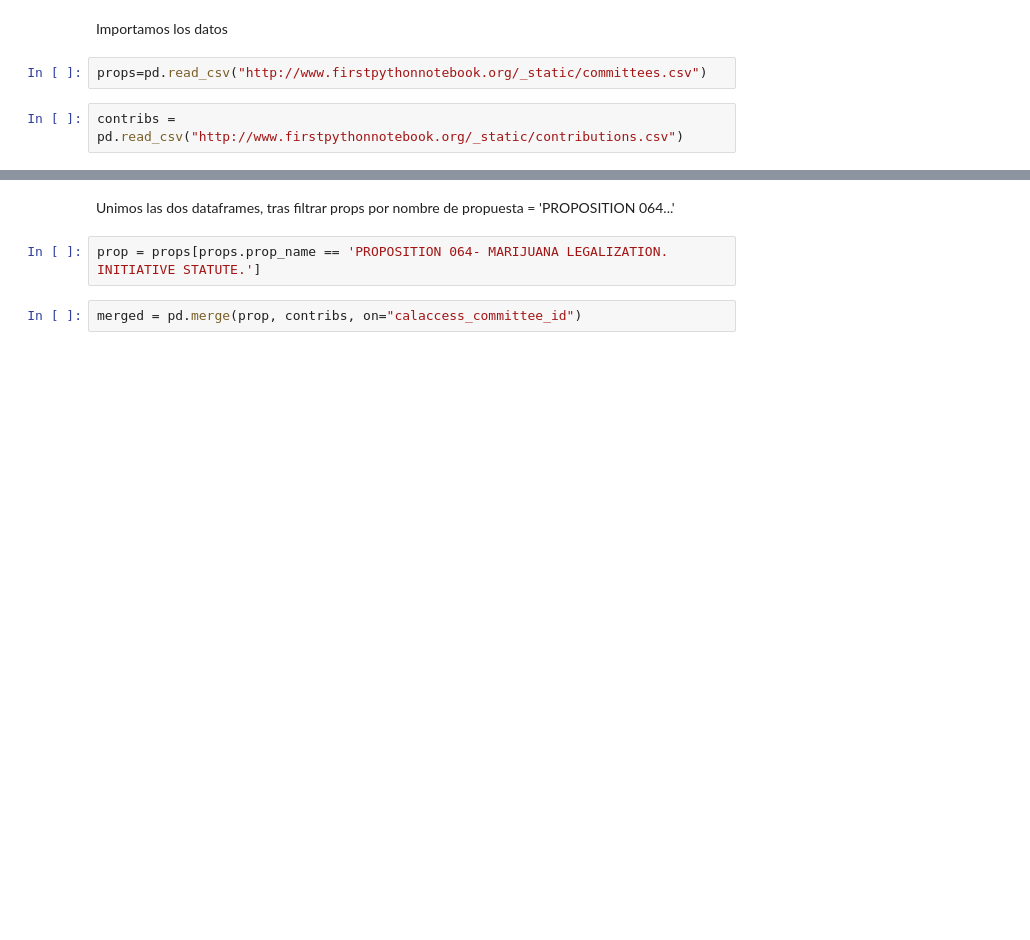
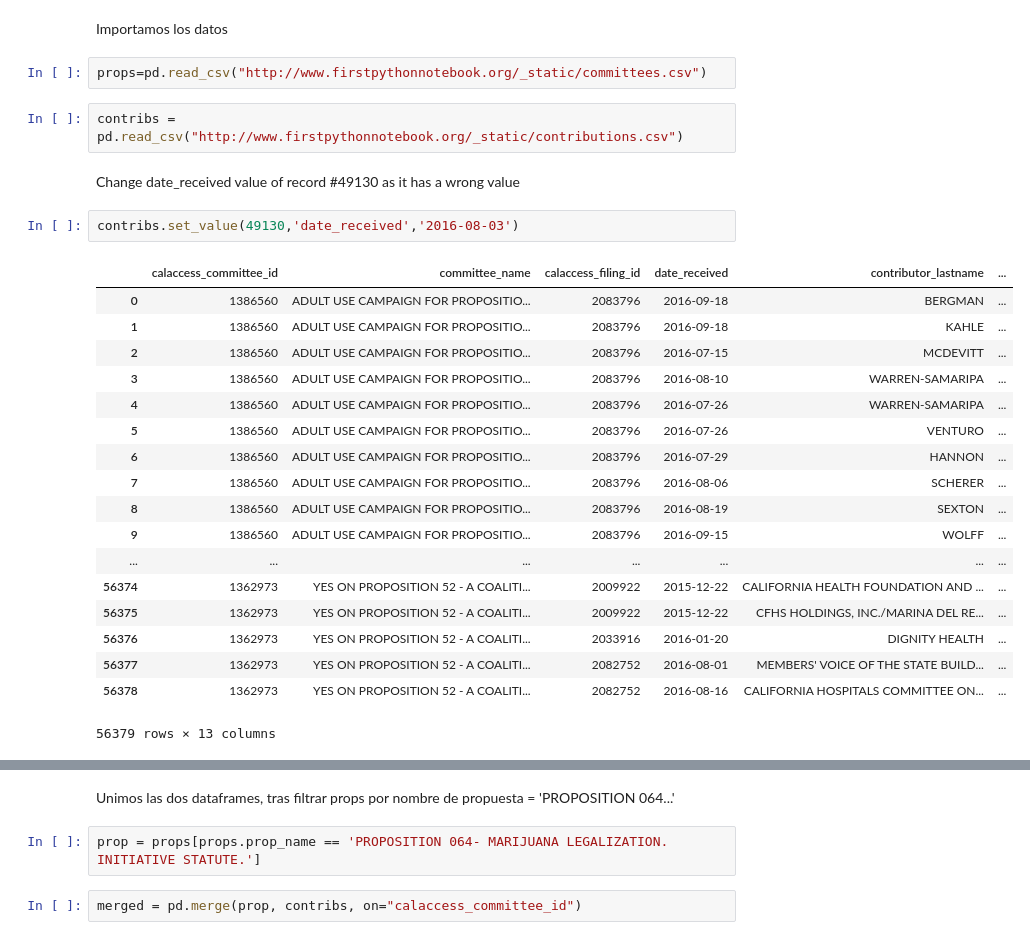
Before and after one commit to mharias/first-python-notebook, a Jupyter notebook: Code.ipynb, the cells around one changed output, grey strips where cells are left out. Cells and saved outputs as stored; diff of their text form; blank space fills up the shorter version.

```diff
--- a/Code.ipynb
+++ b/Code.ipynb
@@ -24,3 +24,26 @@ Importamos los datos
 props=pd.read_csv("http://www.firstpythonnotebook.org/_static/committees.csv")
 # %%
 contribs = pd.read_csv("http://www.firstpythonnotebook.org/_static/contributions.csv")
+# %% [markdown]
+Change date_received value of record #49130 as it has a wrong value
+# %%
+contribs.set_value(49130,'date_received','2016-08-03')
+# %% [output]
+|  | calaccess_committee_id | committee_name | calaccess_filing_id | date_received | contributor_lastname | ... |
+| 0 | 1386560 | ADULT USE CAMPAIGN FOR PROPOSITIO... | 2083796 | 2016-09-18 | BERGMAN | ... |
+| 1 | 1386560 | ADULT USE CAMPAIGN FOR PROPOSITIO... | 2083796 | 2016-09-18 | KAHLE | ... |
+| 2 | 1386560 | ADULT USE CAMPAIGN FOR PROPOSITIO... | 2083796 | 2016-07-15 | MCDEVITT | ... |
+| 3 | 1386560 | ADULT USE CAMPAIGN FOR PROPOSITIO... | 2083796 | 2016-08-10 | WARREN-SAMARIPA | ... |
+| 4 | 1386560 | ADULT USE CAMPAIGN FOR PROPOSITIO... | 2083796 | 2016-07-26 | WARREN-SAMARIPA | ... |
+| 5 | 1386560 | ADULT USE CAMPAIGN FOR PROPOSITIO... | 2083796 | 2016-07-26 | VENTURO | ... |
+| 6 | 1386560 | ADULT USE CAMPAIGN FOR PROPOSITIO... | 2083796 | 2016-07-29 | HANNON | ... |
+| 7 | 1386560 | ADULT USE CAMPAIGN FOR PROPOSITIO... | 2083796 | 2016-08-06 | SCHERER | ... |
+| 8 | 1386560 | ADULT USE CAMPAIGN FOR PROPOSITIO... | 2083796 | 2016-08-19 | SEXTON | ... |
+| 9 | 1386560 | ADULT USE CAMPAIGN FOR PROPOSITIO... | 2083796 | 2016-09-15 | WOLFF | ... |
+| ... | ... | ... | ... | ... | ... | ... |
+| 56374 | 1362973 | YES ON PROPOSITION 52 - A COALITI... | 2009922 | 2015-12-22 | CALIFORNIA HEALTH FOUNDATION AND ... | ... |
+| 56375 | 1362973 | YES ON PROPOSITION 52 - A COALITI... | 2009922 | 2015-12-22 | CFHS HOLDINGS, INC./MARINA DEL RE... | ... |
+| 56376 | 1362973 | YES ON PROPOSITION 52 - A COALITI... | 2033916 | 2016-01-20 | DIGNITY HEALTH | ... |
+| 56377 | 1362973 | YES ON PROPOSITION 52 - A COALITI... | 2082752 | 2016-08-01 | MEMBERS' VOICE OF THE STATE BUILD... | ... |
+| 56378 | 1362973 | YES ON PROPOSITION 52 - A COALITI... | 2082752 | 2016-08-16 | CALIFORNIA HOSPITALS COMMITTEE ON... | ... |
+56379 rows × 13 columns
```
Also changed, not shown: parts of 11 cells of this notebook.
